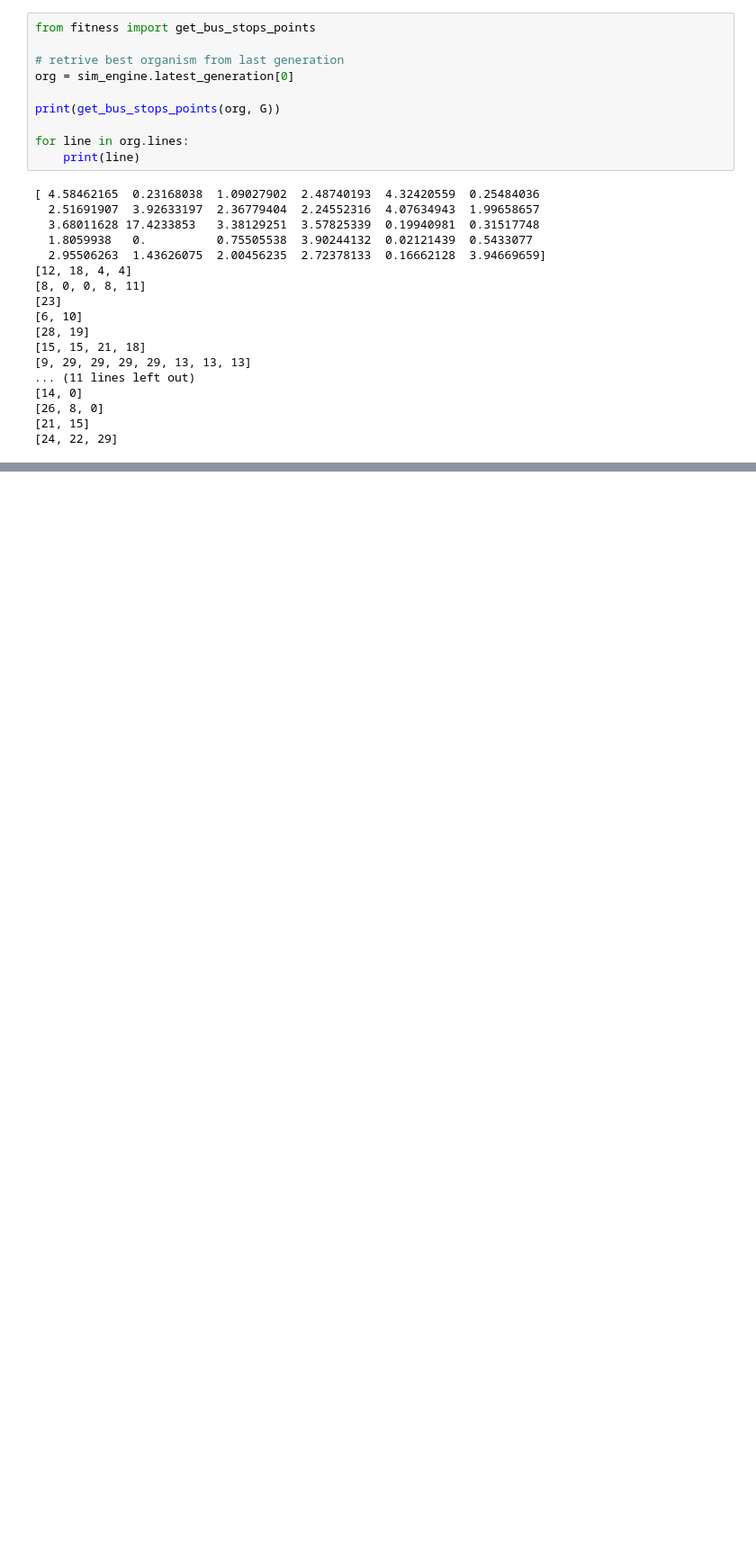
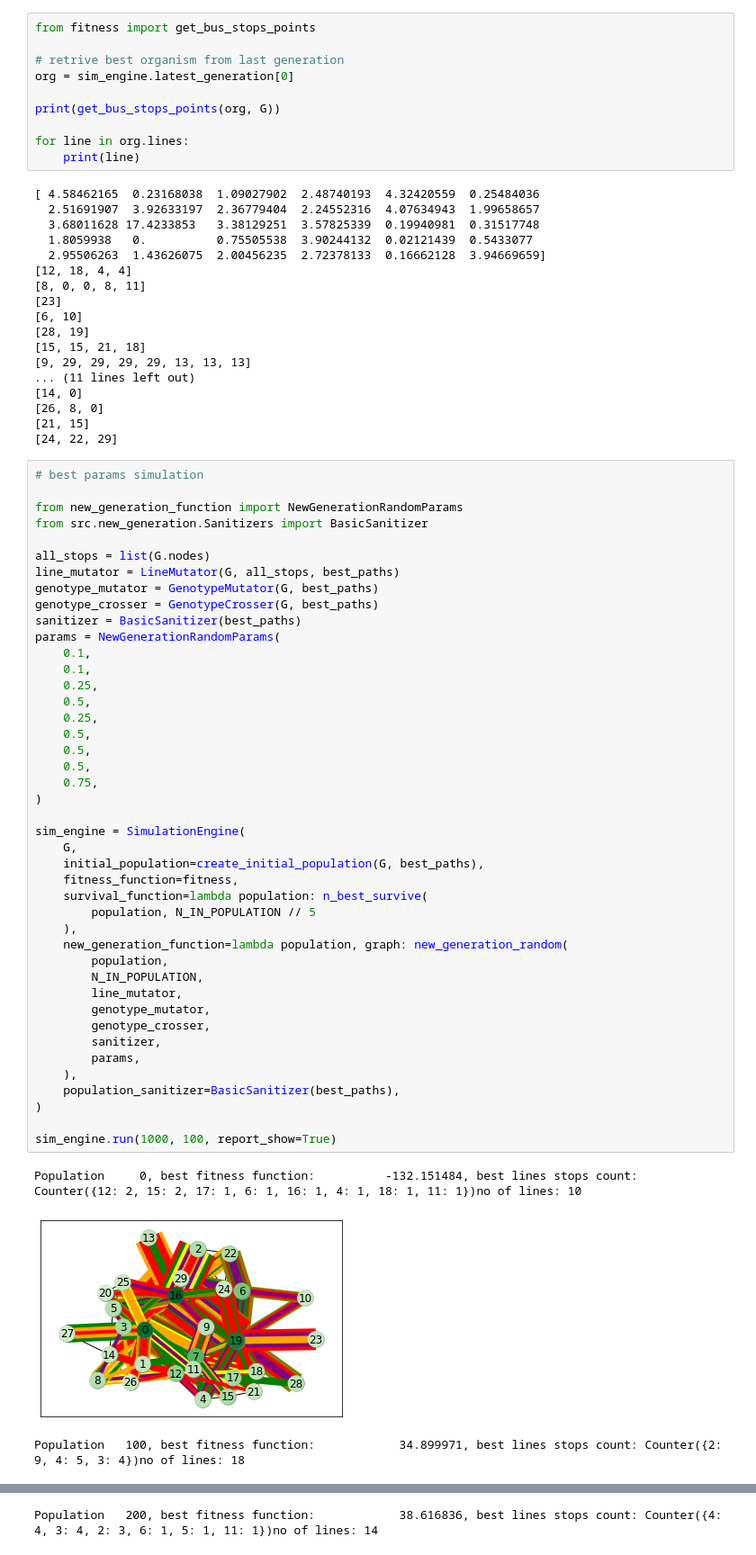
Before and after one commit to pweglik/badania-operacyjne, a Jupyter notebook: docs/mutations test.ipynb, the cells around one changed output, grey strips where cells are left out. Shown at 90% size. Saved outputs shown, nothing was run; the diff lists cells and outputs as text; blank space fills up the shorter version.

```diff
--- a/docs/mutations test.ipynb
+++ b/docs/mutations test.ipynb
@@ -224,3 +224,50 @@ for line in org.lines:
 [26, 8, 0]
 [21, 15]
 [24, 22, 29]
+# %%
+# best params simulation
+
+from new_generation_function import NewGenerationRandomParams
+from src.new_generation.Sanitizers import BasicSanitizer
+
+all_stops = list(G.nodes)
+line_mutator = LineMutator(G, all_stops, best_paths)
+genotype_mutator = GenotypeMutator(G, best_paths)
+genotype_crosser = GenotypeCrosser(G, best_paths)
+sanitizer = BasicSanitizer(best_paths)
+params = NewGenerationRandomParams(
+    0.1,
+    0.1,
+    0.25,
+    0.5,
+    0.25,
+    0.5,
+    0.5,
+    0.5,
+    0.75,
+)
+
+sim_engine = SimulationEngine(
+    G,
+    initial_population=create_initial_population(G, best_paths),
+    fitness_function=fitness,
+    survival_function=lambda population: n_best_survive(
+        population, N_IN_POPULATION // 5
+    ),
+    new_generation_function=lambda population, graph: new_generation_random(
+        population,
+        N_IN_POPULATION,
+        line_mutator,
+        genotype_mutator,
+        genotype_crosser,
+        sanitizer,
+        params,
+    ),
+    population_sanitizer=BasicSanitizer(best_paths),
+)
+
+sim_engine.run(1000, 100, report_show=True)
+# %% [output]
+Population     0, best fitness function:          -132.151484, best lines stops count: Counter({12: 2, 15: 2, 17: 1, 6: 1, 16: 1, 4: 1, 18: 1, 11: 1})no of lines: 10
+[figure, added]
+Population   100, best fitness function:            34.899971, best lines stops count: Counter({2: 9, 4: 5, 3: 4})no of lines: 18
@@ -226,0 +275 @@ for line in org.lines:
+Population   200, best fitness function:            38.616836, best lines stops count: Counter({4: 4, 3: 4, 2: 3, 6: 1, 5: 1, 11: 1})no of lines: 14
```
Also changed, not shown: parts of 3 cells of this notebook, 31 other files.
